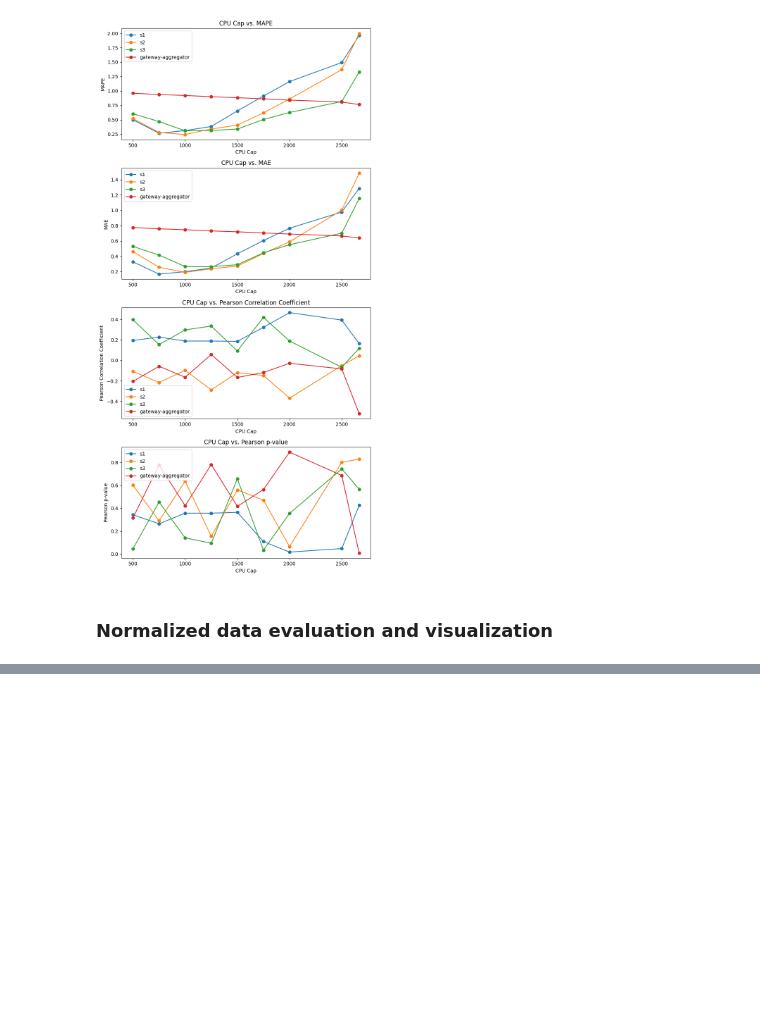
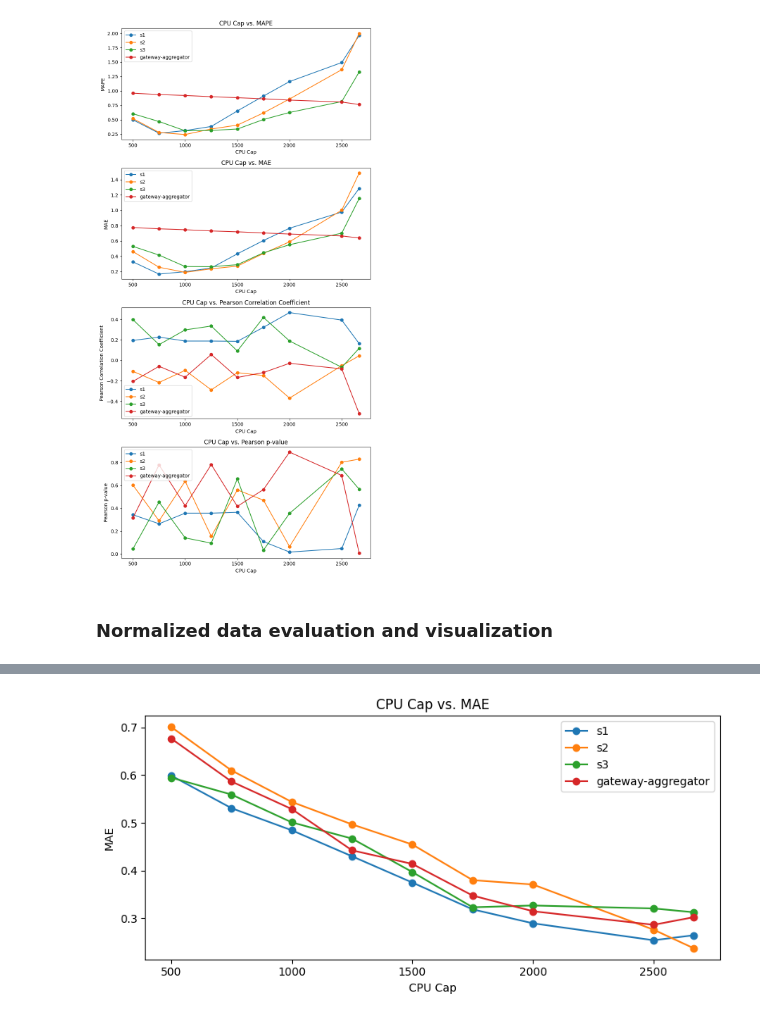
Before and after one commit to wmeijer221/muBench-experiment, a Jupyter notebook: gssi_experiment/gateway_aggregator/gateway_aggregator_analysis_global.ipynb, the cells around one changed output, grey strips where cells are left out. Drawn from its saved outputs; the diff is of its cells as text; code cells hidden in the pictures; blank space fills up the shorter version.

```diff
--- a/gssi_experiment/gateway_aggregator/gateway_aggregator_analysis_global.ipynb
+++ b/gssi_experiment/gateway_aggregator/gateway_aggregator_analysis_global.ipynb
@@ -562,3 +562,31 @@ create_multi_line_charts(x_values, y_values, services, x_labels, y_labels)
 [figure]
 # %% [markdown]
 ### Normalized data evaluation and visualization
+# %%
+norm_or_df = or_df.copy()
+
+maeses = {}
+
+for service in services:
+    real_cpu_key = real_cpu_key_format.format(service=service)
+    synth_cpu_key = synth_cpu_key_format.format(service=service)
+
+    # Normalizes real data.
+    lat_min, lat_max = min(norm_or_df[real_cpu_key]), max(norm_or_df[real_cpu_key])
+    norm_or_df.loc[:, real_cpu_key] = norm_or_df[real_cpu_key].transform(
+        lambda x: normalize(x, lat_min, lat_max)
+    )
+
+    # Normalizes synthetic data.
+    lat_min, lat_max = min(norm_or_df[synth_cpu_key]), max(norm_or_df[synth_cpu_key])
+    norm_or_df.loc[:, synth_cpu_key] = norm_or_df[synth_cpu_key].transform(
+        lambda x: normalize(x, lat_min, lat_max)
+    )
+
+    # Calculates performance metrics (except for MAPE as
+    # that'd cause 'divide by zero' errors.)
+    cpu_caps, maes, corrs, pvals = get_performance_metrics_no_mape(
+        norm_or_df, synth_cpu_key, real_cpu_key
+    )
+    maeses[service] = maes
+    print(f"{maes=}")
@@ -564,0 +598,12 @@ create_multi_line_charts(x_values, y_values, services, x_labels, y_labels)
+# %%
+
+# Visualizes performance metrics vs. CPU cap for the normalized data set.
+# Pearson correlation is excluded as the results are by definition the same
+# as the non-normalized results.
+y_values = [[maeses[service] for service in services]]
+y_labels = ["MAE"]
+x_values = [cpu_caps for _ in y_values]
+x_labels = ["CPU Cap" for _ in y_values]
+create_multi_line_charts(x_values, y_values, services, x_labels, y_labels)
+# %% [output]
+[figure, added]
```
Also changed, not shown: parts of 1 cell of this notebook.
